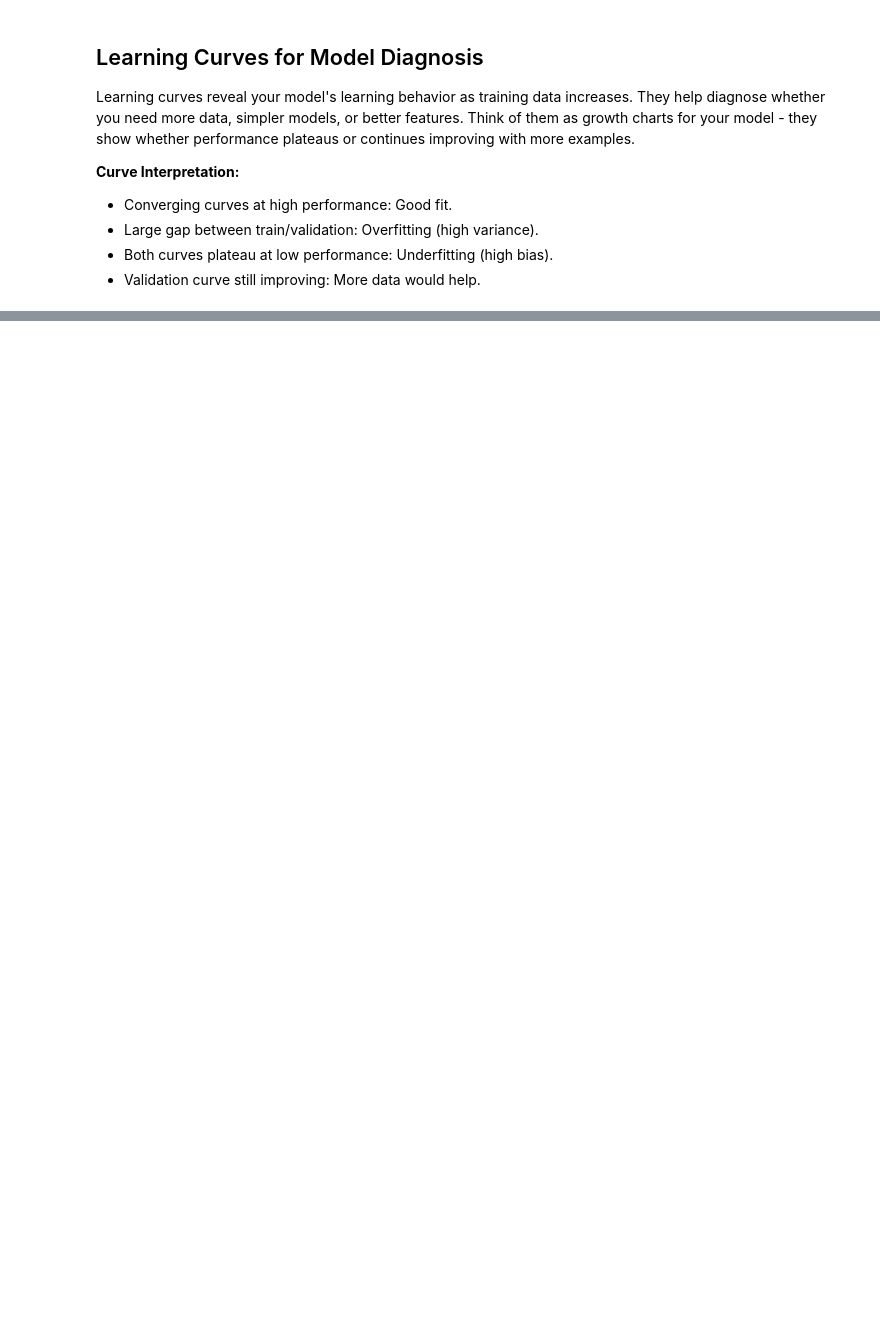
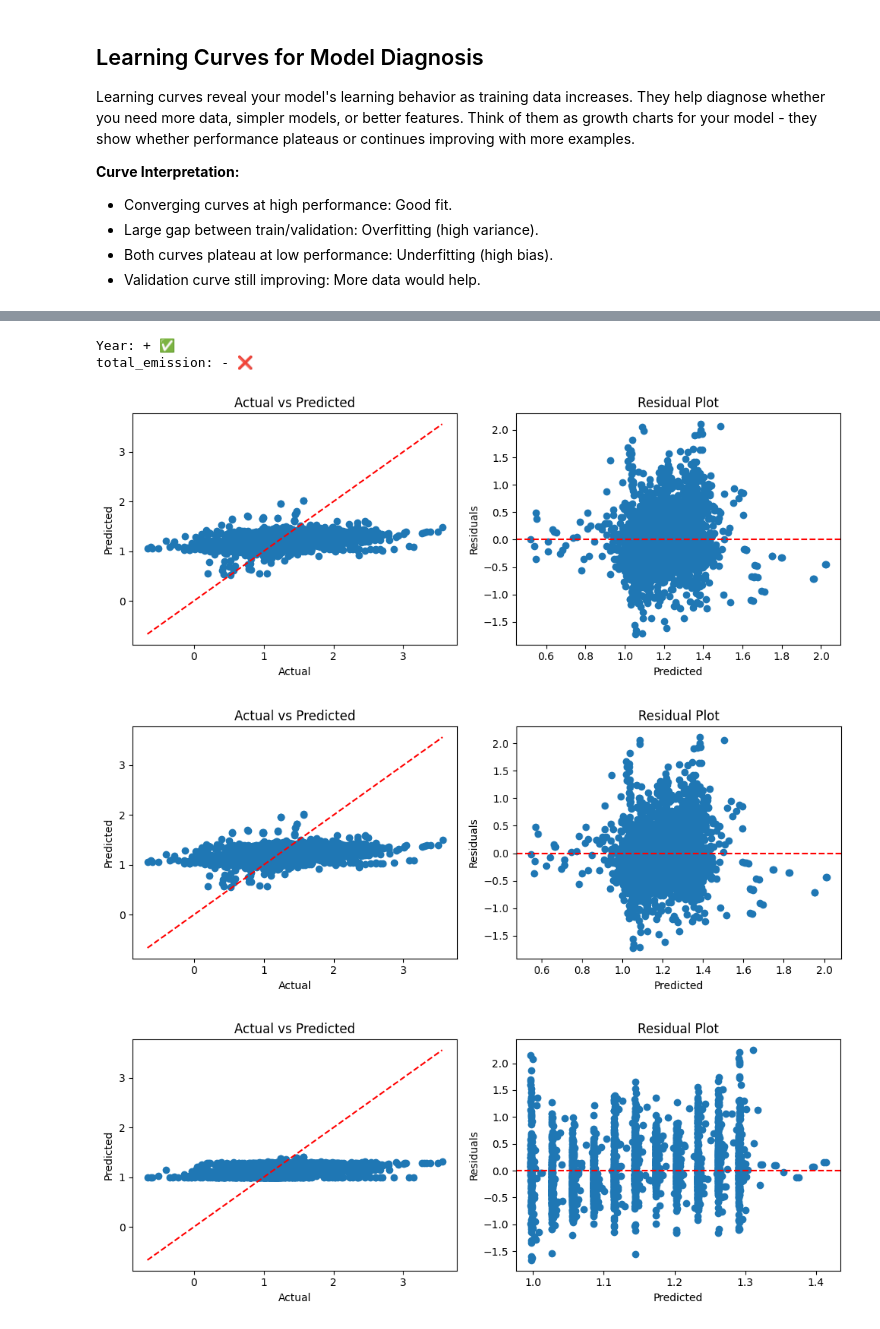
Before and after one commit to lukasbals/tomorrow-university, a Jupyter notebook: 10_regression/sustainability-predictor/notebooks/06_linear_model.ipynb, the cells around one changed output, grey strips where cells are left out. Saved outputs shown, nothing was run; the diff lists cells and outputs as text; code cells hidden in the pictures; blank space fills up the shorter version.

```diff
--- a/10_regression/sustainability-predictor/notebooks/06_linear_model.ipynb
+++ b/10_regression/sustainability-predictor/notebooks/06_linear_model.ipynb
@@ -153,0 +252,13 @@ plt.show()
+# %%
+for name, model in models.items():
+    r2 = model.score(X_test, y_test)
+
+    print(f"{name}: R-squared: {r2:.3f}")
+    print(f"{name}: Model explains {r2*100:.1f}% of the variation")
+
+    if r2 > 0.7:
+        print("✅ Good model!")
+    elif r2 > 0.5:
+        print("⚠️ Okay model")
+    else:
+        print("❌ Needs improvement")
@@ -153,0 +281,41 @@ plt.show()
+# %%
+features = ["Year", "total_emission"]
+expected_signs = ["+", "+", "+", "+", "+", "+"]  # All should increase salary
+
+for feature, coef, expected in zip(features, model.coef_, expected_signs):
+    actual_sign = "+" if coef > 0 else "-"
+    match = "✅" if actual_sign == expected else "❌"
+    print(f"{feature}: {actual_sign} {match}")
+# %% [output]
+Year: + ✅
+total_emission: - ❌
+# %%
+for name, model in models.items():
+    # Simple diagnostic plots
+    predictions = model.predict(X_test)
+    residuals = y_test["Average Temperature °C"] - predictions
+
+    # Plot 1: Actual vs Predicted
+    plt.figure(figsize=(10, 4))
+
+    plt.subplot(1, 2, 1)
+    plt.scatter(y_test, predictions)
+    plt.plot([y_test.min(), y_test.max()], [y_test.min(), y_test.max()], "r--")
+    plt.xlabel("Actual")
+    plt.ylabel("Predicted")
+    plt.title("Actual vs Predicted")
+
+    # Plot 2: Residuals
+    plt.subplot(1, 2, 2)
+    plt.scatter(predictions, residuals)
+    plt.axhline(y=0, color="r", linestyle="--")
+    plt.xlabel("Predicted")
+    plt.ylabel("Residuals")
+    plt.title("Residual Plot")
+
+    plt.tight_layout()
+    plt.show()
+# %% [output]
+[figure, added]
+[figure, added]
+[figure, added]
```
Also changed, not shown: parts of 19 cells of this notebook, 11 other files.
